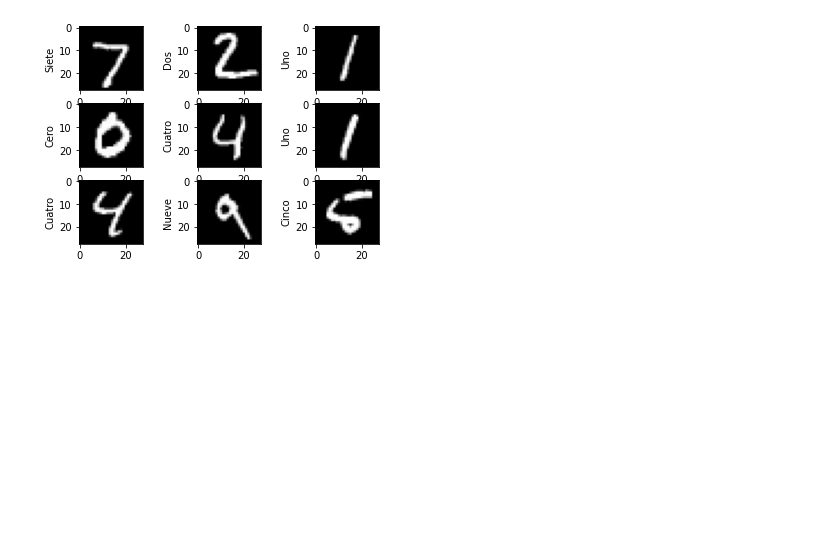
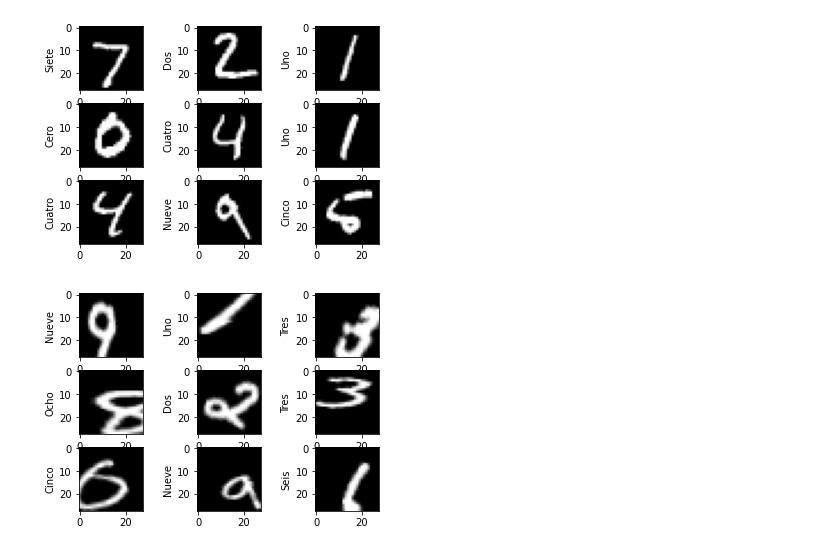
Before and after one commit to raicerk/RedNeuronalConvolucionalTensorFlowConAumentoDeDatosYDropout, a Jupyter notebook: RNC con Aumento de Datos y Dropout.ipynb, the cells around one changed output. Cells and saved outputs as stored; diff of their text form; code cells hidden in the pictures; blank space fills up the shorter version.

```diff
--- a/RNC con Aumento de Datos y Dropout.ipynb
+++ b/RNC con Aumento de Datos y Dropout.ipynb
@@ -131,3 +133,16 @@ for i in range(9):
 plt.show()
 # %% [output]
 [figure]
+# %%
+# imagenes alteradas
+for i in range(9):
+    imagen = data_gen_entrenamiento[0][0][i+i]
+    number = imagen
+    number = np.array([number])
+    plt.subplot(330 + 1 + i)
+    plt.imshow(imagen, cmap=plt.get_cmap('gray'))
+    prediccion = modelo.predict(number)
+    plt.ylabel(class_names[np.argmax(prediccion[0])])
+plt.show()
+# %% [output]
+[figure, added]
```
Also changed, not shown: parts of 5 cells of this notebook, 1 other file.
